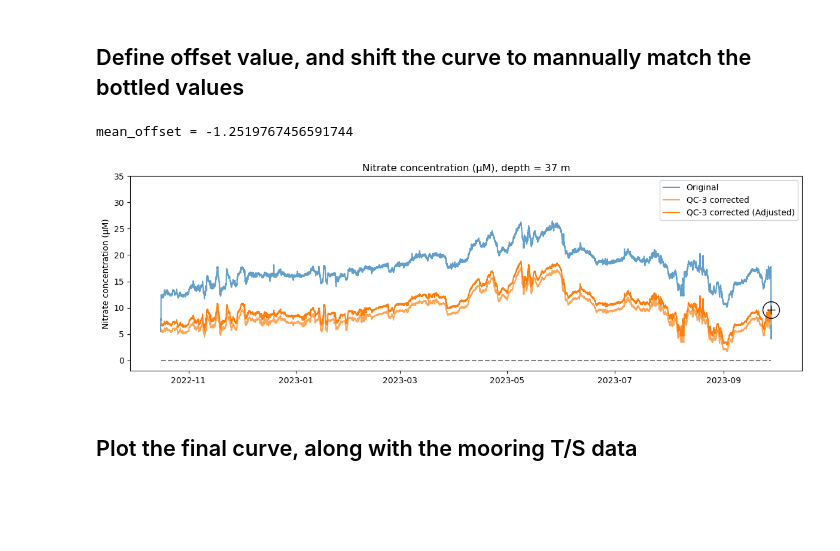
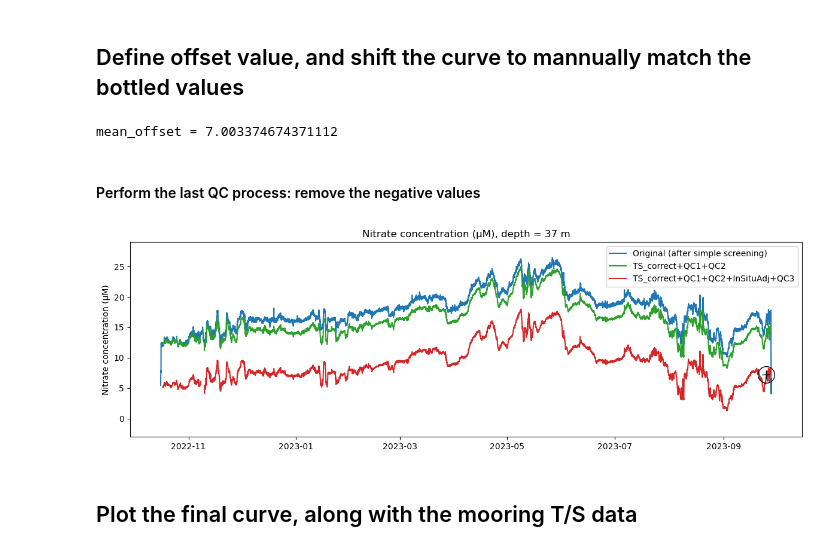
Before and after one commit to shaunwbell/EcoFOCI_FieldOps_Documentation, a Jupyter notebook: DataProcessingDocumentation/2. EcoFOCI_DataProcesssing_Records/moorings/2022/22ckp2a/EcoFOCIpy_22ckp2a_suna_647.ipynb, the cells around one changed output. Drawn from its saved outputs; the diff is of its cells as text; code cells hidden in the pictures; blank space fills up the shorter version.

Commit message:
June 23rd data proc updates

```diff
--- a/DataProcessingDocumentation/2. EcoFOCI_DataProcesssing_Records/moorings/2022/22ckp2a/EcoFOCIpy_22ckp2a_suna_647.ipynb
+++ b/DataProcessingDocumentation/2. EcoFOCI_DataProcesssing_Records/moorings/2022/22ckp2a/EcoFOCIpy_22ckp2a_suna_647.ipynb
@@ -443,0 +444,6 @@ fig.savefig(f"images/{filename.split('/')[-1].replace('csv','NOxCal.png')}")
+# %%
+recCast['distance'] = recCast.apply(calculate_distance, axis=1)
+recCast_nearby = recCast.loc[recCast['distance'].idxmin()]
+
+# Rounds each timestamp to the nearest hour and remove the time zone
+recCast_nearby.index = pd.to_datetime(recCast_nearby.index).round('h').tz_localize(None)
@@ -471,48 +528,56 @@ def calculate_mean_offset(curve_data, reference_points):
         except:
             pass
     # Calculate and return the mean offset
-    return np.mean(offsets)
+    mean = np.mean(offsets)
+    if np.isnan(mean):
+        return 0
+    else:
+        return mean
 # %%
 # Define your reference points as a list of tuples (index, value)
 reference_points = [
-    ((pd.to_datetime(recCast.iloc[(recCast['pressure']-depth).abs().argsort()[:1]]['time'],format='%Y-%m-%dT%H:%M:%SZ')).iloc[0].round('1h') - datetime.timedelta(hours=0),
+    ((pd.to_datetime(recCast.iloc[(recCast['pressure']-depth).abs().argsort()[:1]]['time'],
+                     format='%Y-%m-%dT%H:%M:%SZ')).iloc[0].round('1h') + datetime.timedelta(hours=0),
      (recCast.iloc[(recCast['pressure']-depth).abs().argsort()[:1]]['NO3']).values[0]),
-    # ((pd.to_datetime(depCast.iloc[(depCast['pressure']-depth).abs().argsort()[:1]]['time'],
-    #                  format='%Y-%m-%dT%H:%M:%SZ')).iloc[0].round('1h') + datetime.timedelta(hours=24),
-    #  (depCast.iloc[(depCast['pressure']-depth).abs().argsort()[:1]]['NO3']).values[0]),
 ]
 
 # Calculate the mean offset
 mean_offset = calculate_mean_offset(
-    curve_data=no3_concentration_QC3['Nitrate concentration (μM)'],
+    curve_data=no3_concentration_QC2['Nitrate concentration (μM)'],
     reference_points=reference_points
 )
 print(f'mean_offset = {mean_offset}')
 # %% [output]
-mean_offset = -1.2519767456591744
+mean_offset = 7.003374674371112
+# %% [markdown]
+#### Perform the last QC process: remove the negative values
+# %%
+no3_concentration_QC3 = no3_concentration_QC2[['Nitrate concentration (μM)']] - mean_offset
+no3_concentration_QC3 = no3_concentration_QC3[(no3_concentration_QC3 >= 0) | (no3_concentration_QC3.isna())]
 # %%
 fig, ax = plt.subplots(1, figsize=(12, 4))
 
 # Plot the original and adjusted curves along with reference points
-ax.plot(suna_wop_filtered.index, suna_wop_filtered['Nitrate concentration, μM'], label='Original', alpha=0.7)
-ax.plot(no3_concentration_QC3.index, no3_concentration_QC3['Nitrate concentration (μM)'], label='QC-3 corrected',alpha=0.7)
-ax.plot(no3_concentration_QC3.index, no3_concentration_QC3['Nitrate concentration (μM)'] - mean_offset,
-        label='QC-3 corrected (Adjusted)', color='C1')
+ax.plot(suna_wop_filtered.index, suna_wop_filtered['Nitrate concentration, μM'],
+        label='Original (after simple screening)')
+ax.plot(no3_concentration_QC2.index, no3_concentration_QC2['Nitrate concentration (μM)'],
+        label='TS_correct+QC1+QC2', color='C2')
+ax.plot(no3_concentration_QC3.index, no3_concentration_QC3,
+        label='TS_correct+QC1+QC2+InSituAdj+QC3', color='C3')
 
 for ref_index, ref_value in reference_points:
     ax.plot(ref_index, ref_value, 'o', markersize=20, markerfacecolor='none', markeredgecolor='k')
     ax.plot(ref_index, ref_value, '+', markersize=10, markerfacecolor='none', markeredgecolor='k')
 
-ax.hlines(0,no3_concentration_QC3.index.min(),no3_concentration_QC3.index.max(),'grey','--')
 # Customize the plot
 ax.legend()
 ax.set(ylabel='Nitrate concentration (μM)',
        title='Nitrate concentration (μM), depth = {} m'.format(depth),
-       ylim=[-2, 35])
+       ylim=[-3, 29])
 fig.tight_layout()
 
 plt.show()
 # %% [output]
-[figure, old version]
+[figure, new version]
 # %% [markdown]
 ## Plot the final curve, along with the mooring T/S data
```
Also changed, not shown: parts of 45 cells of this notebook, 56 other files.
